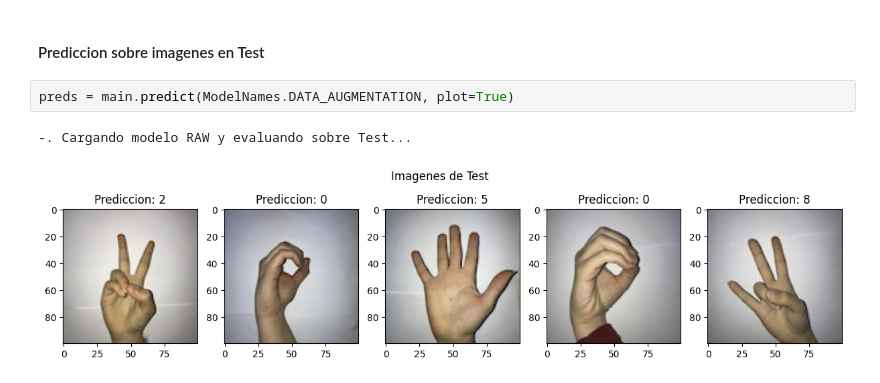
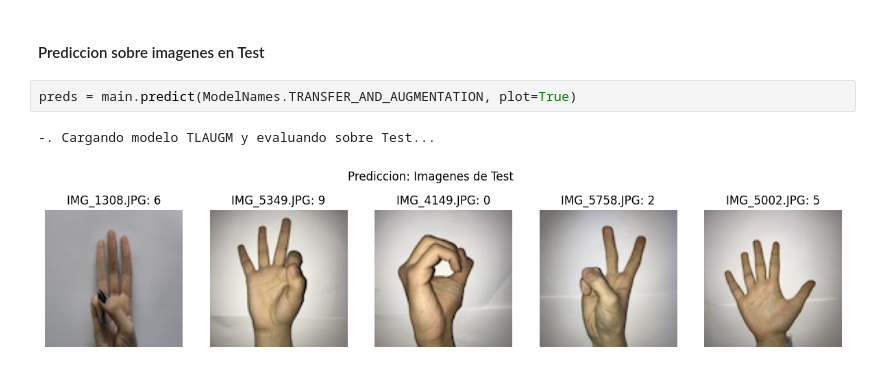
Before and after one commit to JNunez1991/DeepLearning_CNN_SignLenguaje, a Jupyter notebook: notebook/SignLenguaje.ipynb, the cells around one changed output. Drawn from its saved outputs; the diff is of its cells as text.

```diff
--- a/notebook/SignLenguaje.ipynb
+++ b/notebook/SignLenguaje.ipynb
@@ -163,7 +166,7 @@ Reusing TensorBoard on port 6006 (pid 13716), started 0:09:56 ago. (Use '!kill 1
 # %% [markdown]
 #### Prediccion sobre imagenes en Test
 # %%
-preds = main.predict(ModelNames.DATA_AUGMENTATION, plot=True)
+preds = main.predict(ModelNames.TRANSFER_AND_AUGMENTATION, plot=True)
 # %% [output]
--. Cargando modelo RAW y evaluando sobre Test...
+-. Cargando modelo TLAUGM y evaluando sobre Test...
-[figure, old version]
+[figure, new version]
```
Also changed, not shown: parts of 10 cells of this notebook, 15 other files.
